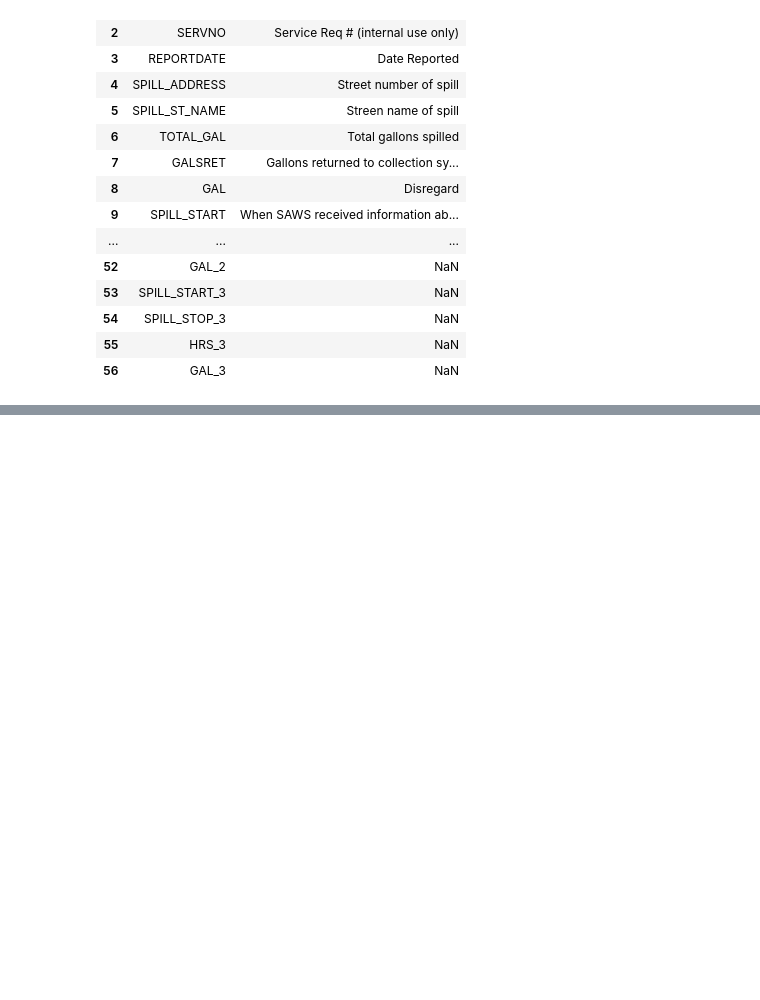
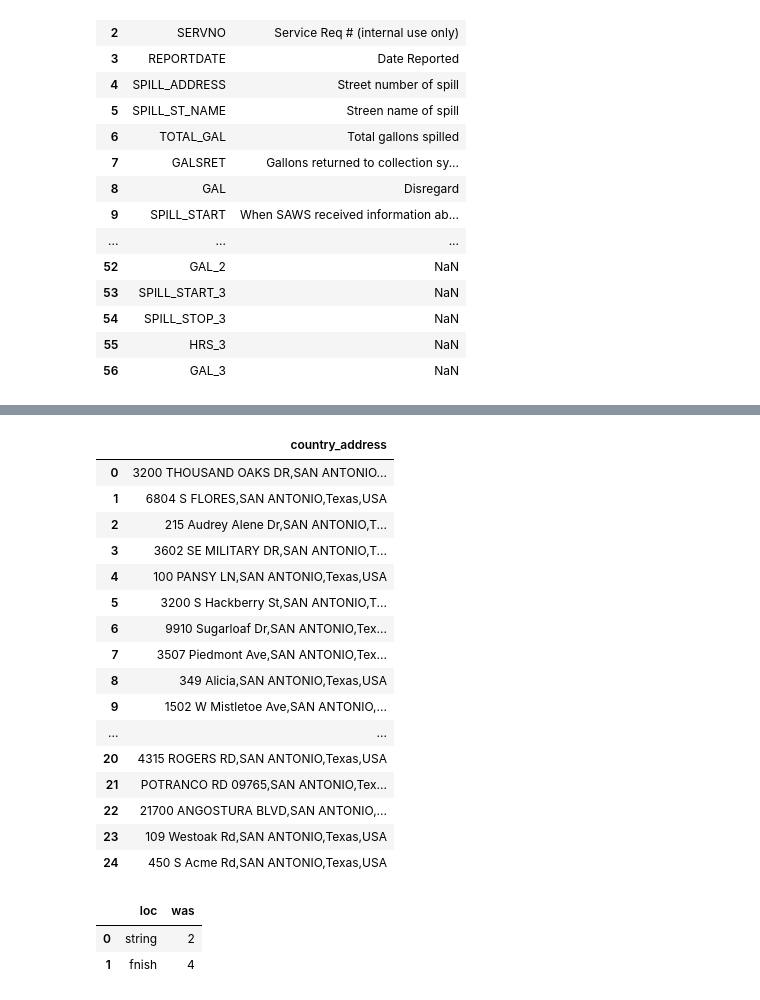
Before and after one commit to we-came-we-SAWS-we-conquered/saws-capstone-project, a Jupyter notebook: cameron_repo/Cameron_notebook.ipynb, the cells around one changed output, grey strips where cells are left out. Cells and saved outputs as stored; diff of their text form; code cells hidden in the pictures; blank space fills up the shorter version.

Commit message:
Added zipcodes to SSO data, added funtion to prepare.py to do this

```diff
--- a/cameron_repo/Cameron_notebook.ipynb
+++ b/cameron_repo/Cameron_notebook.ipynb
@@ -117,3 +125,7 @@ df.shape
 # df.Root_Cause = df.Root_Cause.str.strip()
 # %%
 # df['days_since_cleaned'] = (df.SPILL_START - df.LASTCLND).dt.days
+# %%
+df['country_address'] = df.spill_address_full + \
+                                  ',SAN ANTONIO,Texas,USA'
+df.country_address
@@ -119,0 +145,20 @@ df.shape
+# %%
+df[['country_address']].head(25)
+# %% [output]
+|  | country_address |
+| 0 | 3200 THOUSAND OAKS DR,SAN ANTONIO... |
+| 1 | 6804 S FLORES,SAN ANTONIO,Texas,USA |
+| 2 | 215 Audrey Alene Dr,SAN ANTONIO,T... |
+| 3 | 3602 SE MILITARY DR,SAN ANTONIO,T... |
+| 4 | 100 PANSY LN,SAN ANTONIO,Texas,USA |
+| 5 | 3200 S Hackberry St,SAN ANTONIO,T... |
+| 6 | 9910 Sugarloaf Dr,SAN ANTONIO,Tex... |
+| 7 | 3507 Piedmont Ave,SAN ANTONIO,Tex... |
+| 8 | 349 Alicia,SAN ANTONIO,Texas,USA |
+| 9 | 1502 W Mistletoe Ave,SAN ANTONIO,... |
+| ... | ... |
+| 20 | 4315 ROGERS RD,SAN ANTONIO,Texas,USA |
+| 21 | POTRANCO RD 09765,SAN ANTONIO,Tex... |
+| 22 | 21700 ANGOSTURA BLVD,SAN ANTONIO,... |
+| 23 | 109 Westoak Rd,SAN ANTONIO,Texas,USA |
+| 24 | 450 S Acme Rd,SAN ANTONIO,Texas,USA |
@@ -119,0 +196,10 @@ df.shape
+# %%
+lmo = pd.DataFrame()
+lmo['loc'] = ['string','fnish']
+lmo['was'] = [2,3]
+lmo.was[1] = 4
+lmo
+# %% [output]
+|  | loc | was |
+| 0 | string | 2 |
+| 1 | fnish | 4 |
```
Also changed, not shown: parts of 46 cells of this notebook, 1 other file.
